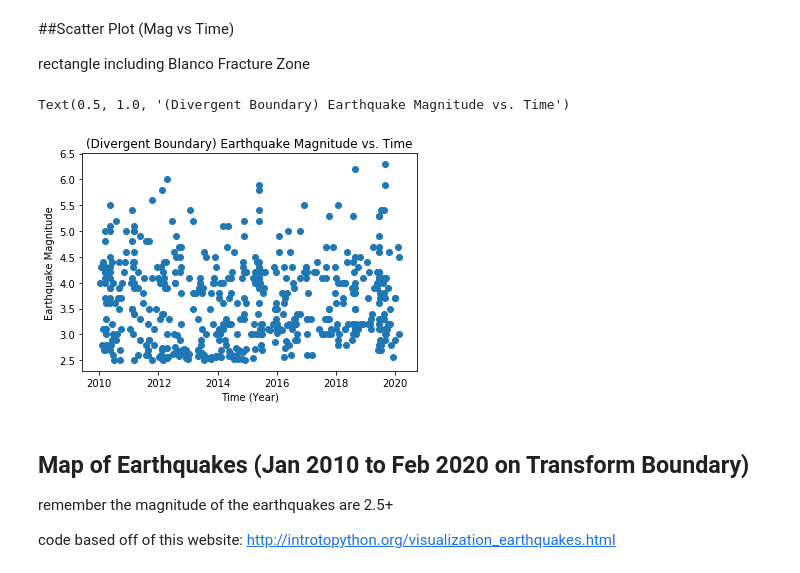
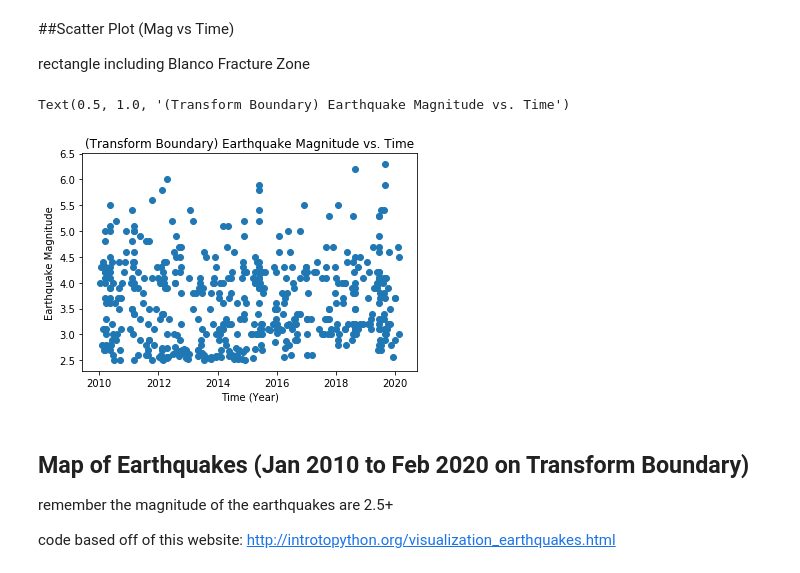
Before and after one commit to jakep3/project3_earthquakes, a Jupyter notebook: Project_3_Earthquakes.ipynb, the cells around one changed output. Saved outputs shown, nothing was run; the diff lists cells and outputs as text; code cells hidden in the pictures.

```diff
--- a/Project_3_Earthquakes.ipynb
+++ b/Project_3_Earthquakes.ipynb
@@ -499,14 +499,14 @@ rectangle including Blanco Fracture Zone
 # %%
 x = Time
 y = Magnitude
 
 plt.scatter(x, y, label = 'earthquake magnitude')
 plt.ylabel('Earthquake Magnitude')
 plt.xlabel('Time (Year)')
-plt.title('(Divergent Boundary) Earthquake Magnitude vs. Time')
+plt.title('(Transform Boundary) Earthquake Magnitude vs. Time')
 # %% [output]
-Text(0.5, 1.0, '(Divergent Boundary) Earthquake Magnitude vs. Time')
+Text(0.5, 1.0, '(Transform Boundary) Earthquake Magnitude vs. Time')
-[figure, old version]
+[figure, new version]
 # %% [markdown]
 ## Map of Earthquakes (Jan 2010 to Feb 2020 on Transform Boundary)
 
```
Also changed, not shown: parts of 3 cells of this notebook.
